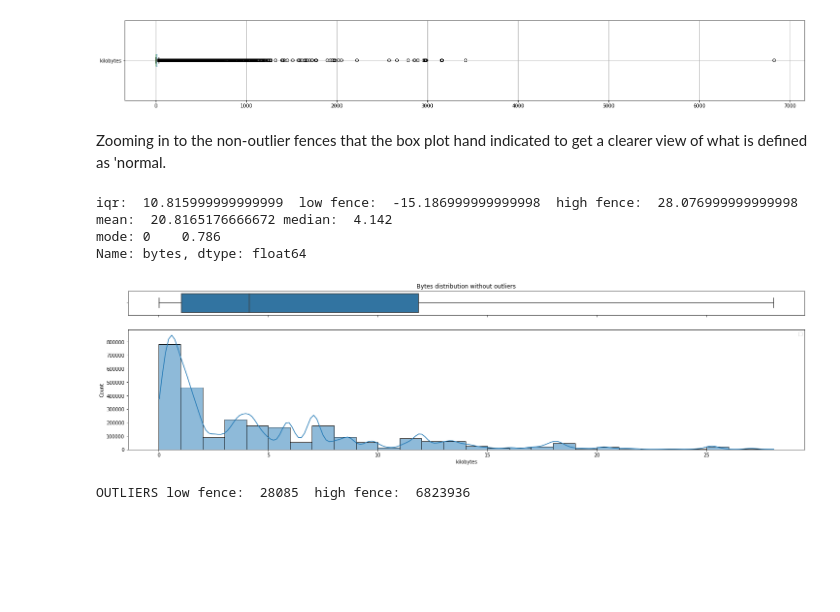
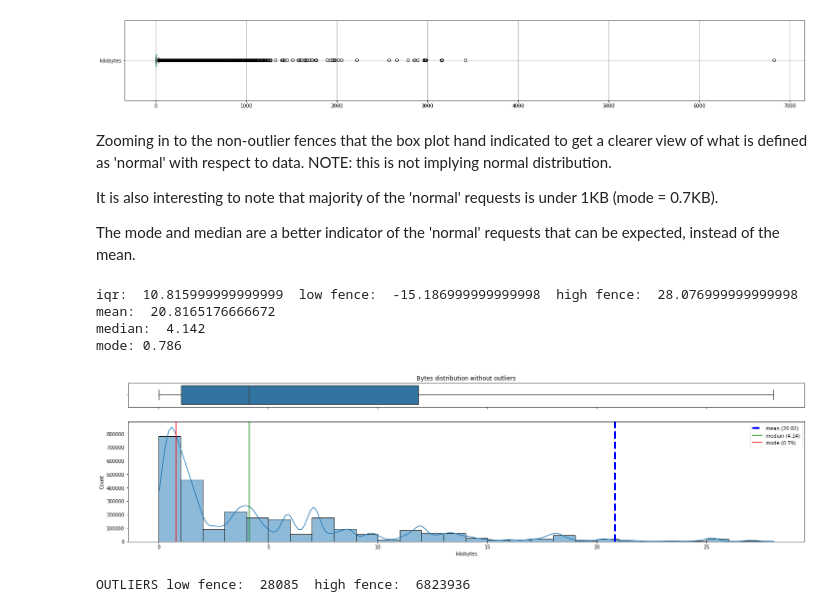
Before and after one commit to emtabiraobarias/nasa-website-1995-analysis, a Jupyter notebook: eda/nasa_website_analysis.ipynb, the cells around one changed output. Drawn from its saved outputs; the diff is of its cells as text; code cells hidden in the pictures; blank space fills up the shorter version.

Commit message:
Update to Bytes variable analysis

```diff
--- a/eda/nasa_website_analysis.ipynb
+++ b/eda/nasa_website_analysis.ipynb
@@ -697,41 +697,52 @@ plt.show()
 # %% [output]
 [figure]
 # %% [markdown]
-Zooming in to the non-outlier fences that the box plot hand indicated to get a clearer view of what is defined as 'normal.
+Zooming in to the non-outlier fences that the box plot hand indicated to get a clearer view of what is defined as 'normal' with respect to data. NOTE: this is not implying normal distribution.
+
+It is also interesting to note that majority of the 'normal' requests is under 1KB (mode = 0.7KB).
+
+The mode and median are a better indicator of the 'normal' requests that can be expected, instead of the mean.
 # %%
 df_25pct_return_bytes = df_return_bytes.quantile(0.25)['bytes']
 df_50pct_return_bytes = df_return_bytes.quantile(0.5)['bytes']
 df_75pct_return_bytes = df_return_bytes.quantile(0.75)['bytes']
 
 #df_1stqt_return_bytes = df_return_bytes[df_return_bytes['bytes'].le(df_25pct_return_bytes)].filter(['bytes'])
 #df_2ndqt_return_bytes = df_return_bytes[df_return_bytes['bytes'].gt(df_25pct_return_bytes) & df_return_bytes['bytes'].le(df_50pct_return_bytes)].filter(['bytes'])
 #df_3rdqt_return_bytes = df_return_bytes[df_return_bytes['bytes'].gt(df_50pct_return_bytes) & df_return_bytes['bytes'].le(df_75pct_return_bytes)].filter(['bytes'])
 
 iqr = df_75pct_return_bytes - df_25pct_return_bytes #Interquartile range
 fence_low = df_25pct_return_bytes - (1.5*iqr)
 fence_high = df_75pct_return_bytes + (1.5*iqr)
 
 print('iqr: ', iqr, ' low fence: ', fence_low, ' high fence: ', fence_high)
-print('mean: ', df_return_bytes.mean()['bytes'])
-print('median: ', df_return_bytes.median()['bytes'])
-print('mode:',  df_return_bytes.mode()['bytes'])
+bytes_mean = df_return_bytes.mean()['bytes']
+print('mean: ', bytes_mean)
+bytes_median = df_return_bytes.median()['bytes']
+print('median: ', bytes_median)
+bytes_mode = df_return_bytes.mode()['bytes'][0]
+print('mode:',  bytes_mode)
 
 fig, (ax_box, ax_hist) = plt.subplots(2, sharex=True, figsize=(25,6), gridspec_kw= {"height_ratios": (0.2, 1)})
 
 sns.boxplot(data=df_return_bytes, x="bytes", ax=ax_box, showfliers=False)
 sns.histplot(df_return_bytes[df_return_bytes['bytes'] < fence_high], bins=np.arange(0, fence_high, 1), kde=True)
 
+ax_box.set_title('Bytes distribution without outliers')
 ax_box.set(xlabel='')
 ax_hist.set(xlabel='kilobytes')
-ax_hist.legend('')
-ax_box.set_title('Bytes distribution without outliers')
+ax_hist.axvline(bytes_mean, color='b', linestyle='--', label='mean (%.2f)' % bytes_mean)
+ax_hist.axvline(bytes_median, color='g', linestyle='-', label='median (%.2f)' % bytes_median)
+ax_hist.axvline(bytes_mode, color='r', linestyle='-', linewidth=4, label='mode (%.2f)' % bytes_mode)
+
+plt.legend()
 plt.show()
 # %% [output]
 iqr:  10.815999999999999  low fence:  -15.186999999999998  high fence:  28.076999999999998
-mean:  20.8165176666672 median:  4.142
-mode: 0    0.786
-Name: bytes, dtype: float64
+mean:  20.8165176666672
+median:  4.142
+mode: 0.786
-[figure, old version]
+[figure, new version]
 # %%
 df_outliers = df_return_bytes[df_return_bytes['bytes'] > fence_high]
 
```
